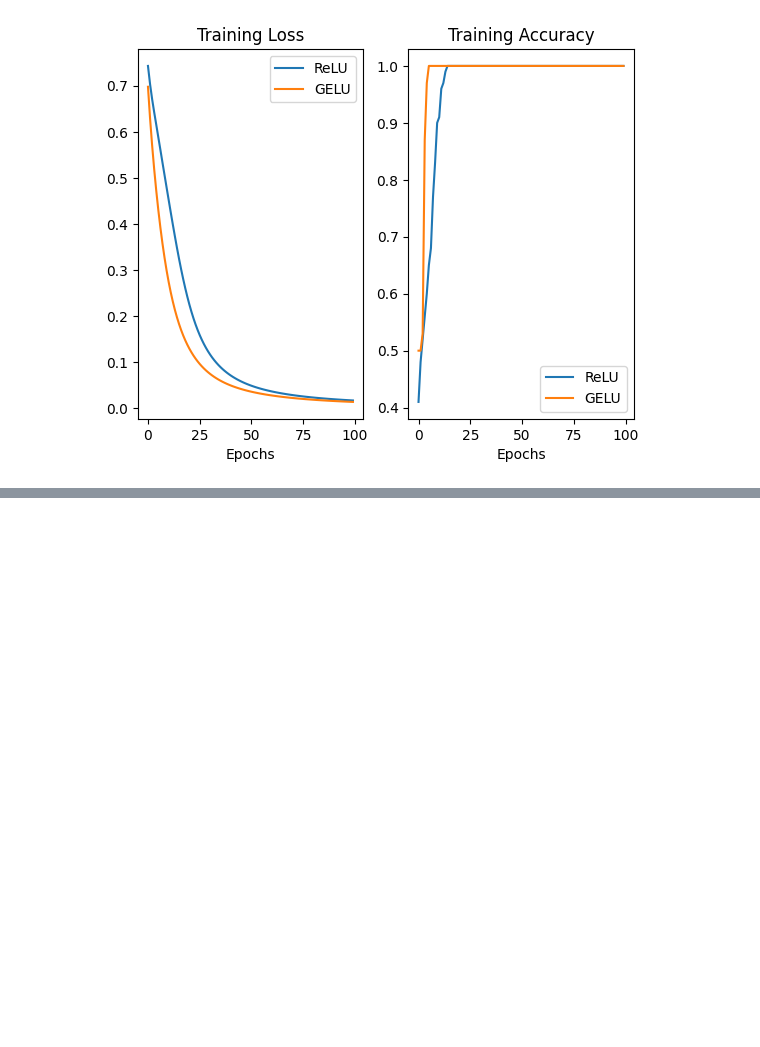
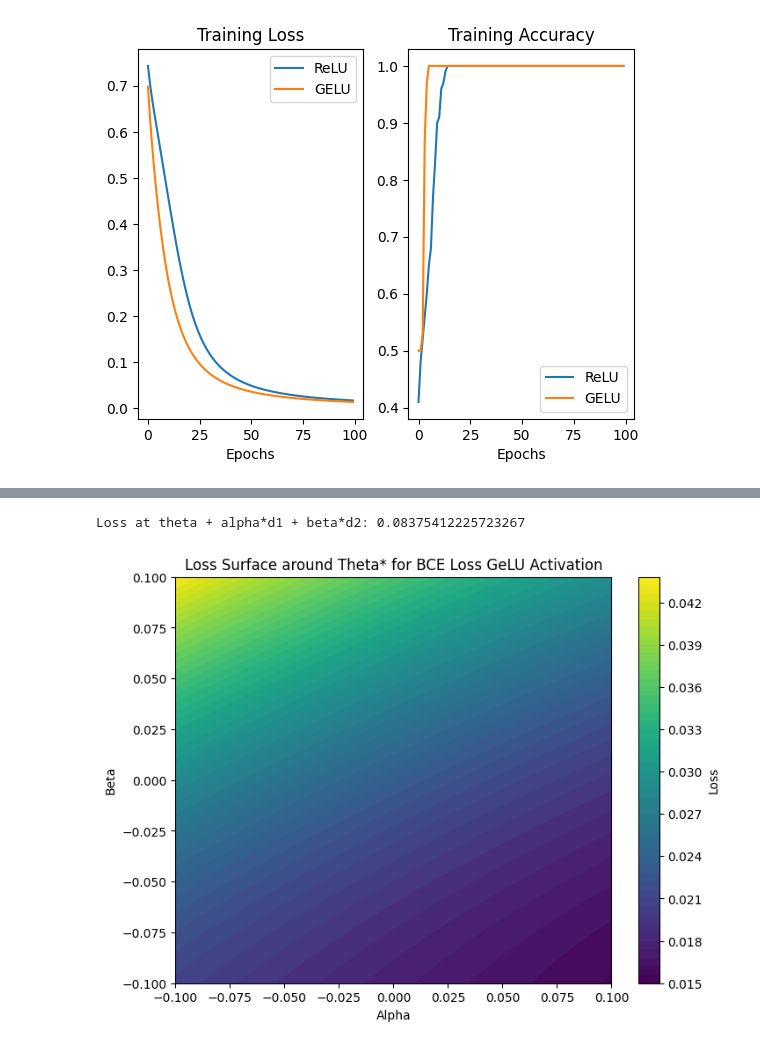
Before and after one commit to surabhipandey18/Deep-Learning, a Jupyter notebook: Backpropagation and Different Activations/gelu_activation.ipynb, the cells around one changed output, grey strips where cells are left out. Drawn from its saved outputs; the diff is of its cells as text; code cells hidden in the pictures; blank space fills up the shorter version.

```diff
--- a/Backpropagation and Different Activations/gelu_activation.ipynb
+++ b/Backpropagation and Different Activations/gelu_activation.ipynb
@@ -121,0 +208,13 @@ plt.show()
+# %%
+model_gelu = SimpleNN(activation='gelu')
+optimizer = optim.SGD(model_gelu.parameters(), lr=0.1)
+criterion_gelu = nn.BCELoss()
+
+for epoch in range(100):
+    optimizer.zero_grad()
+    Y_pred = model_gelu(X)
+    loss_gelu = criterion_gelu(Y_pred, Y)
+    loss_gelu.backward()
+    optimizer.step()
+
+print(f'Final GELU Loss: {loss_gelu.item()}')    #theta star
@@ -121,0 +223,29 @@ plt.show()
+# %%
+set_weights(model_gelu, theta)
+loss_gelu = criterion_gelu(model_gelu(X), Y)
+print(f'Loss at theta + alpha*d1 + beta*d2: {loss_gelu.item()}')
+# %% [output]
+Loss at theta + alpha*d1 + beta*d2: 0.08375412225723267
+# %%
+alpha_vals = np.linspace(-0.1, 0.1, 50)
+beta_vals = np.linspace(-0.1, 0.1, 50)
+loss_surface_gelu = np.zeros((len(alpha_vals), len(beta_vals)))
+
+criterion_gelu = nn.BCELoss()
+
+for i, a in enumerate(alpha_vals):
+    for j, b in enumerate(beta_vals):
+        theta_ij = params + a * d1 + b * d2
+        set_weights(model_gelu, theta_ij)
+        with torch.no_grad():
+            loss_surface_gelu[i, j] = criterion_gelu(model_gelu(X), Y).item()
+# %%
+plt.figure(figsize=(8, 6))
+plt.contourf(alpha_vals, beta_vals, loss_surface_gelu.T, levels=50, cmap='viridis')
+plt.colorbar(label='Loss')
+plt.title('Loss Surface around Theta* for BCE Loss GeLU Activation')
+plt.xlabel('Alpha')
+plt.ylabel('Beta')
+plt.show()
+# %% [output]
+[figure, added]
```
Also changed, not shown: parts of 13 cells of this notebook, 13 other files.
